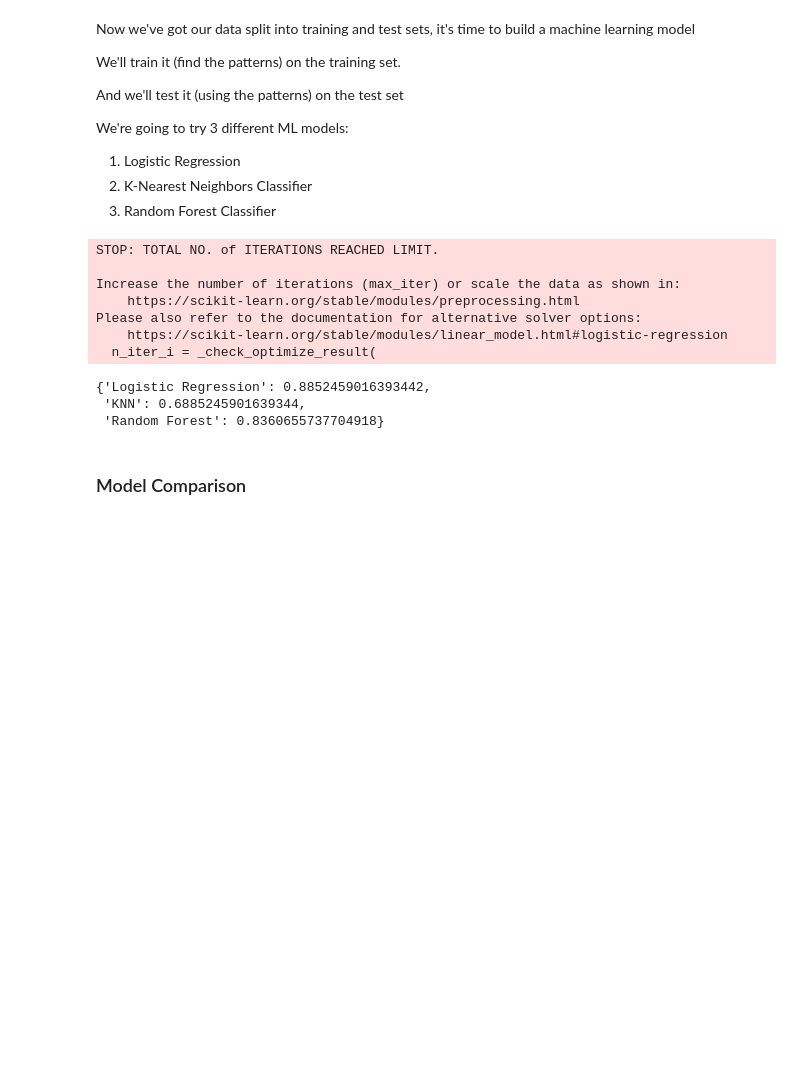
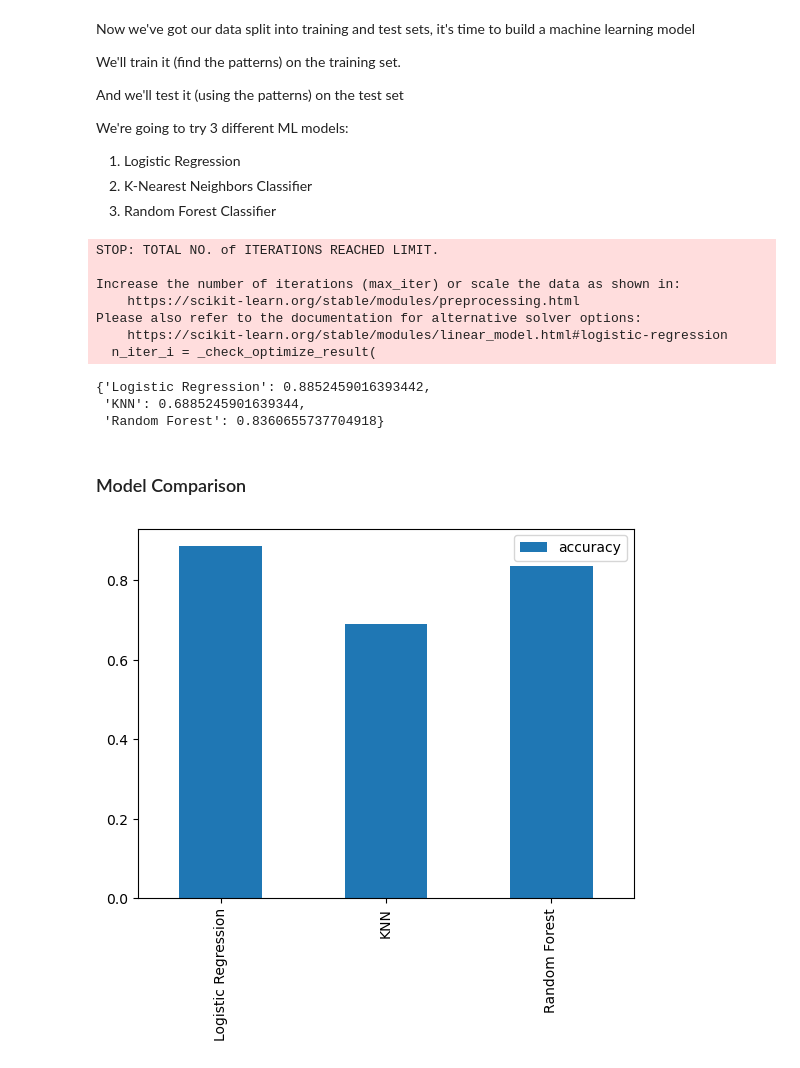
Before and after one commit to Tarun-Mittal-cell/HeartDiseasePredictionML, a Jupyter notebook: end-to-end-heart-disease-classification.ipynb, the cells around one changed output. Saved outputs shown, nothing was run; the diff lists cells and outputs as text; code cells hidden in the pictures; blank space fills up the shorter version.

```diff
--- a/end-to-end-heart-disease-classification.ipynb
+++ b/end-to-end-heart-disease-classification.ipynb
@@ -439,4 +439,6 @@ Please also refer to the documentation for alternative solver options:
 ### Model Comparison
 # %%
 model_compare = pd.DataFrame(model_scores, index=["accuracy"])
-model_compareT.plot.bar();
+model_compare.T.plot.bar();
+# %% [output]
+[figure, added]
```
Also changed, not shown: parts of 5 cells of this notebook.
